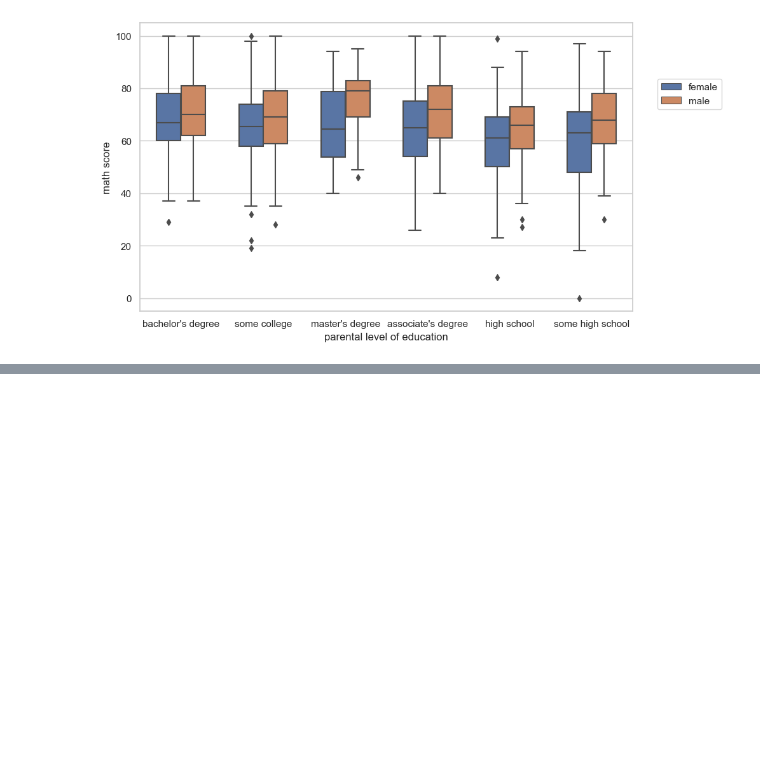
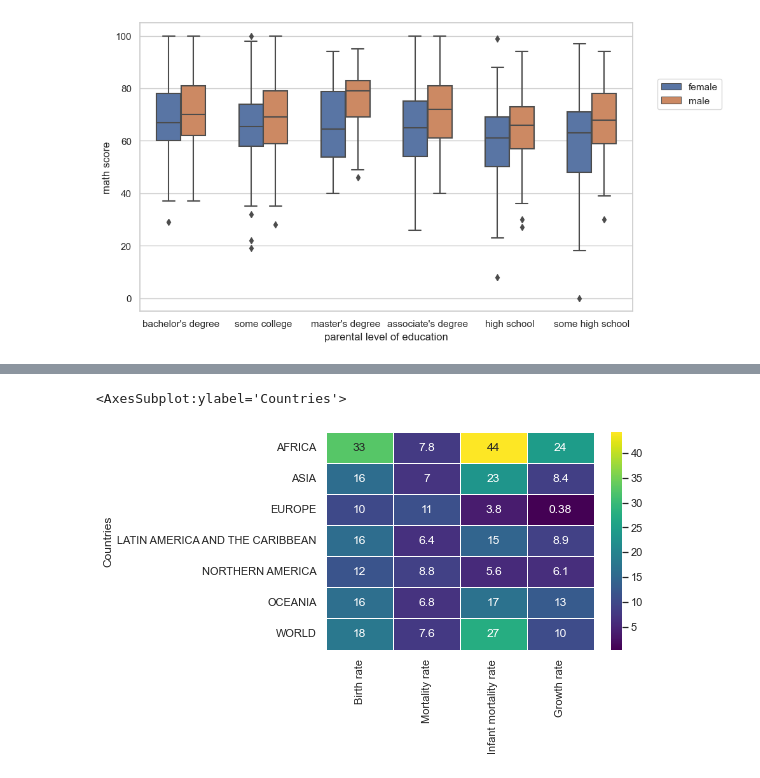
Before and after one commit to DanialAslam04/Time-Methods-pandas, a Jupyter notebook: Data Visualization/Seaborn/Data Visualization (Seaborn).ipynb, the cells around one changed output, grey strips where cells are left out. Drawn from its saved outputs; the diff is of its cells as text; code cells hidden in the pictures; blank space fills up the shorter version.

```diff
--- a/Data Visualization/Seaborn/Data Visualization (Seaborn).ipynb
+++ b/Data Visualization/Seaborn/Data Visualization (Seaborn).ipynb
@@ -421,0 +475,6 @@ g = g.add_legend();
+# %%
+# We can also have different color mappings
+sns.heatmap(rates,linewidth=0.5,annot=True,cmap='viridis')
+# %% [output]
+<AxesSubplot:ylabel='Countries'>
+[figure, added]
```
Also changed, not shown: parts of 76 cells of this notebook, 2 other files.
